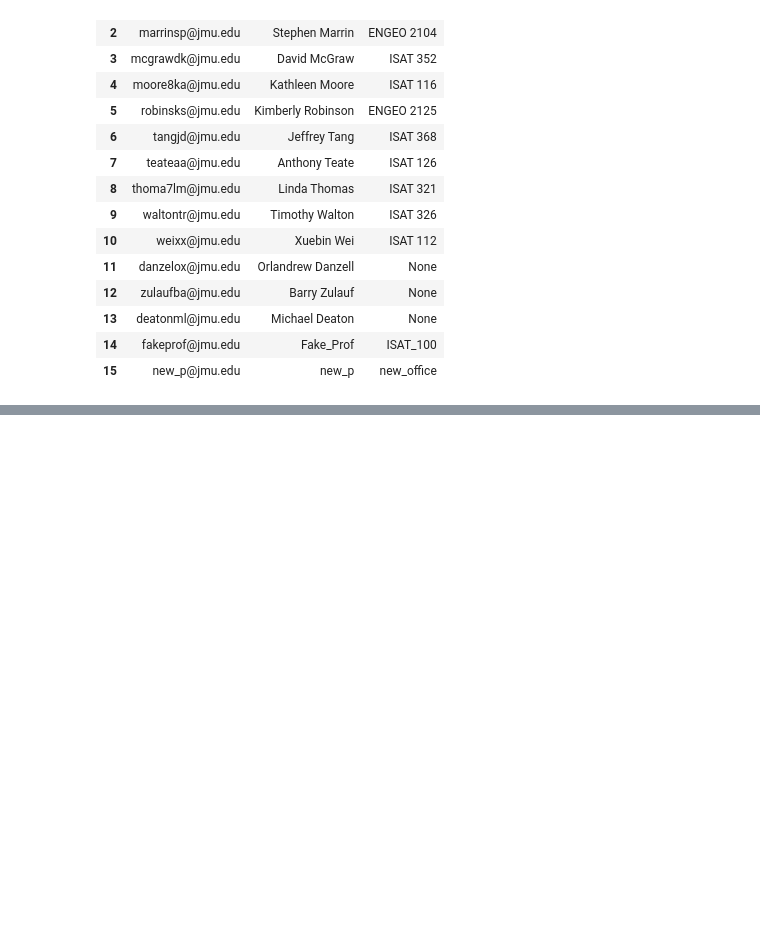
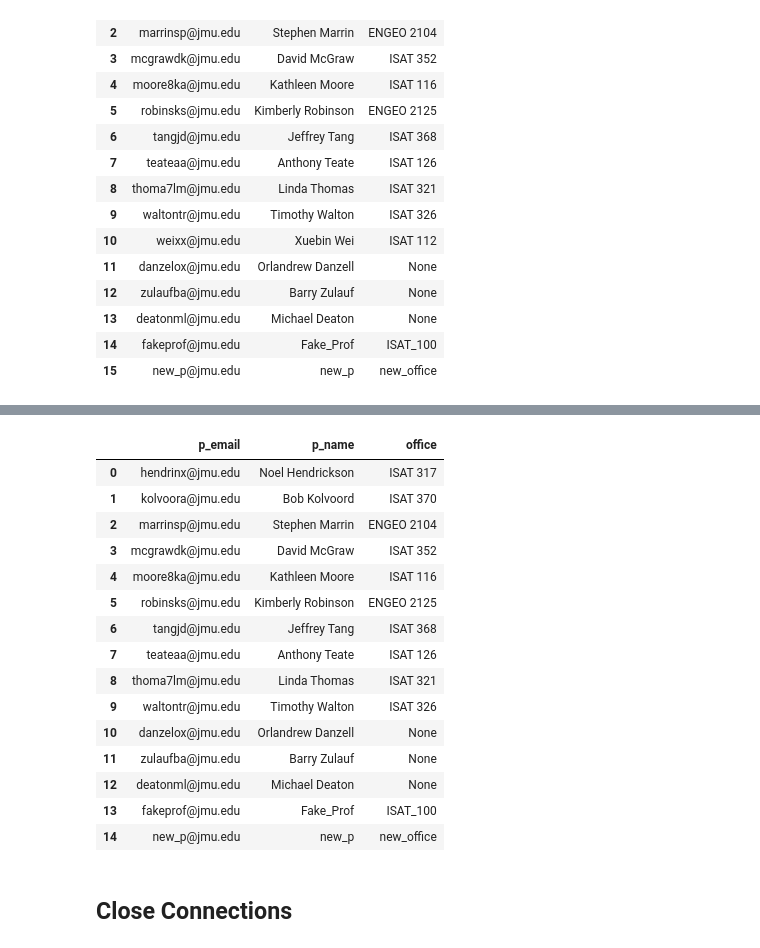
Before and after one commit to gilbrebr/ia_340, a Jupyter notebook: lab4.ipynb, the cells around one changed output, grey strips where cells are left out. Cells and saved outputs as stored; diff of their text form; code cells hidden in the pictures; blank space fills up the shorter version.

```diff
--- a/lab4.ipynb
+++ b/lab4.ipynb
@@ -139,0 +214,22 @@ df [:]
+# %%
+df = pandas.read_sql_query('select * from gp6.professor',conn)
+df [:]
+# %% [output]
+|  | p_email | p_name | office |
+| 0 | hendrinx@jmu.edu | Noel Hendrickson | ISAT 317 |
+| 1 | kolvoora@jmu.edu | Bob Kolvoord | ISAT 370 |
+| 2 | marrinsp@jmu.edu | Stephen Marrin | ENGEO 2104 |
+| 3 | mcgrawdk@jmu.edu | David McGraw | ISAT 352 |
+| 4 | moore8ka@jmu.edu | Kathleen Moore | ISAT 116 |
+| 5 | robinsks@jmu.edu | Kimberly Robinson | ENGEO 2125 |
+| 6 | tangjd@jmu.edu | Jeffrey Tang | ISAT 368 |
+| 7 | teateaa@jmu.edu | Anthony Teate | ISAT 126 |
+| 8 | thoma7lm@jmu.edu | Linda Thomas | ISAT 321 |
+| 9 | waltontr@jmu.edu | Timothy Walton | ISAT 326 |
+| 10 | danzelox@jmu.edu | Orlandrew Danzell | None |
+| 11 | zulaufba@jmu.edu | Barry Zulauf | None |
+| 12 | deatonml@jmu.edu | Michael Deaton | None |
+| 13 | fakeprof@jmu.edu | Fake_Prof | ISAT_100 |
+| 14 | new_p@jmu.edu | new_p | new_office |
+# %% [markdown]
+## Close Connections
```
Also changed, not shown: parts of 15 cells of this notebook.
